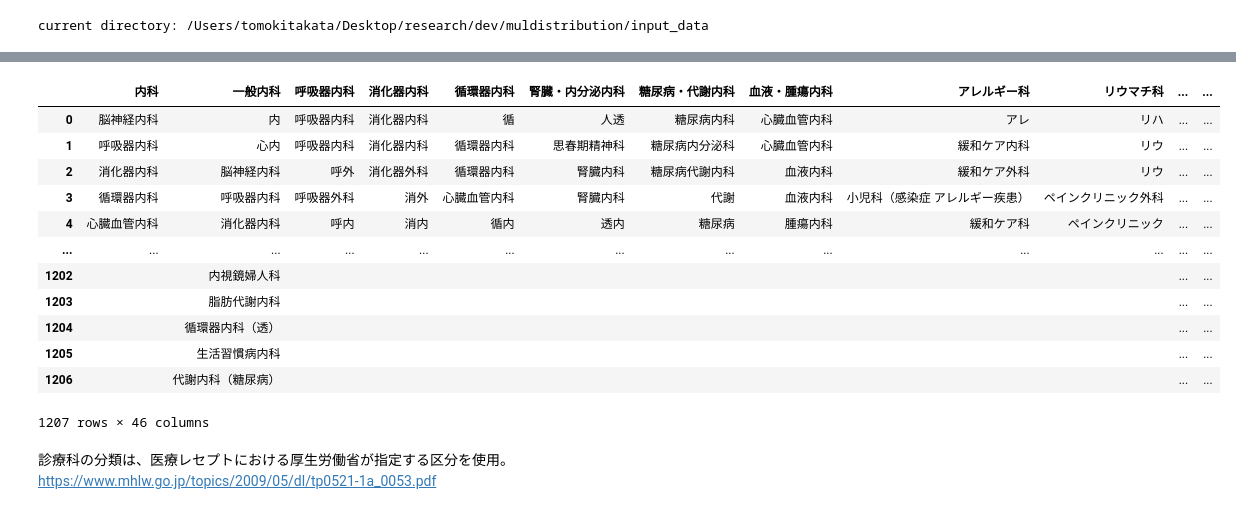
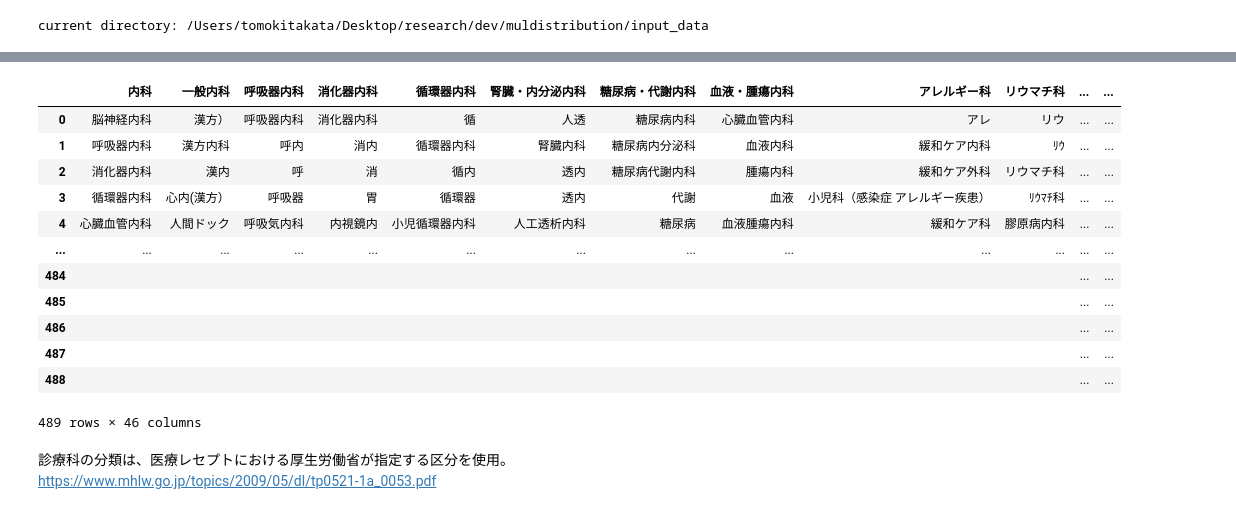
Before and after one commit to stryig0033/muldistribution, a Jupyter notebook: 2020_dpt_name_classification.ipynb, the cells around one changed output, grey strips where cells are left out. Drawn from its saved outputs; the diff is of its cells as text; code cells hidden in the pictures.

```diff
--- a/2020_dpt_name_classification.ipynb
+++ b/2020_dpt_name_classification.ipynb
@@ -142,33 +145,33 @@ uniq_dpt
  ...]
 # %%
 classified_keywords = classify_keywords(
-    keywords=uniq_dpt,
-    classification_dict=dict.classification_dict,
-    multiple=True,            # 複数マッチを許可
-    override_map=override_map_2020,
-    override_match_type="partial"   # override判定は部分一致
+    keywords=uniq_dpt,               # List of unique medical department keywords to be classified
+    classification_dict=dict.classification_dict,  # Dictionary defining classification rules for keywords
+    multiple=True,                   # If True, allows matching with multiple classifications
+    override_map=override_map_2020,   # Dictionary containing individual classification rules
+    override_match_type="exact"       # Matching type for override_map classification ("exact" means exact match)
 )
 
-# 分類結果をDataFrameに整形して表示
+# Display the results in a DataFrame
 max_length = max(len(values) for values in classified_keywords.values())
 data = {
     cat: values + [""] * (max_length - len(values))
     for cat, values in classified_keywords.items()
 }
 result_df = pd.DataFrame(data)
 display(result_df)
 # %% [output]
 |  | 内科 | 一般内科 | 呼吸器内科 | 消化器内科 | 循環器内科 | 腎臓・内分泌内科 | 糖尿病・代謝内科 | 血液・腫瘍内科 | アレルギー科 | リウマチ科 | ... | ... |
-| 0 | 脳神経内科 | 内 | 呼吸器内科 | 消化器内科 | 循 | 人透 | 糖尿病内科 | 心臓血管内科 | アレ | リハ | ... | ... |
-| 1 | 呼吸器内科 | 心内 | 呼吸器内科 | 消化器内科 | 循環器内科 | 思春期精神科 | 糖尿病内分泌科 | 心臓血管内科 | 緩和ケア内科 | リウ | ... | ... |
-| 2 | 消化器内科 | 脳神経内科 | 呼外 | 消化器外科 | 循環器内科 | 腎臓内科 | 糖尿病代謝内科 | 血液内科 | 緩和ケア外科 | リウ | ... | ... |
-| 3 | 循環器内科 | 呼吸器内科 | 呼吸器外科 | 消外 | 心臓血管内科 | 腎臓内科 | 代謝 | 血液内科 | 小児科（感染症 アレルギー疾患） | ペインクリニック外科 | ... | ... |
-| 4 | 心臓血管内科 | 消化器内科 | 呼内 | 消内 | 循内 | 透内 | 糖尿病 | 腫瘍内科 | 緩和ケア科 | ペインクリニック | ... | ... |
+| 0 | 脳神経内科 | 漢方） | 呼吸器内科 | 消化器内科 | 循 | 人透 | 糖尿病内科 | 心臓血管内科 | アレ | リウ | ... | ... |
+| 1 | 呼吸器内科 | 漢方内科 | 呼内 | 消内 | 循環器内科 | 腎臓内科 | 糖尿病内分泌科 | 血液内科 | 緩和ケア内科 | ﾘｳ | ... | ... |
+| 2 | 消化器内科 | 漢内 | 呼 | 消 | 循内 | 透内 | 糖尿病代謝内科 | 腫瘍内科 | 緩和ケア外科 | リウマチ科 | ... | ... |
+| 3 | 循環器内科 | 心内(漢方） | 呼吸器 | 胃 | 循環器 | 透内 | 代謝 | 血液 | 小児科（感染症 アレルギー疾患） | ﾘｳﾏﾁ科 | ... | ... |
+| 4 | 心臓血管内科 | 人間ドック | 呼吸気内科 | 内視鏡内 | 小児循環器内科 | 人工透析内科 | 糖尿病 | 血液腫瘍内科 | 緩和ケア科 | 膠原病内科 | ... | ... |
 | ... | ... | ... | ... | ... | ... | ... | ... | ... | ... | ... | ... | ... |
-| 1202 |  | 内視鏡婦人科 |  |  |  |  |  |  |  |  | ... | ... |
-| 1203 |  | 脂肪代謝内科 |  |  |  |  |  |  |  |  | ... | ... |
-| 1204 |  | 循環器内科（透） |  |  |  |  |  |  |  |  | ... | ... |
-| 1205 |  | 生活習慣病内科 |  |  |  |  |  |  |  |  | ... | ... |
-| 1206 |  | 代謝内科（糖尿病） |  |  |  |  |  |  |  |  | ... | ... |
+| 484 |  |  |  |  |  |  |  |  |  |  | ... | ... |
+| 485 |  |  |  |  |  |  |  |  |  |  | ... | ... |
+| 486 |  |  |  |  |  |  |  |  |  |  | ... | ... |
+| 487 |  |  |  |  |  |  |  |  |  |  | ... | ... |
+| 488 |  |  |  |  |  |  |  |  |  |  | ... | ... |
-1207 rows × 46 columns
+489 rows × 46 columns
 # %%
```
Also changed, not shown: parts of 4 cells of this notebook, 8 other files.
